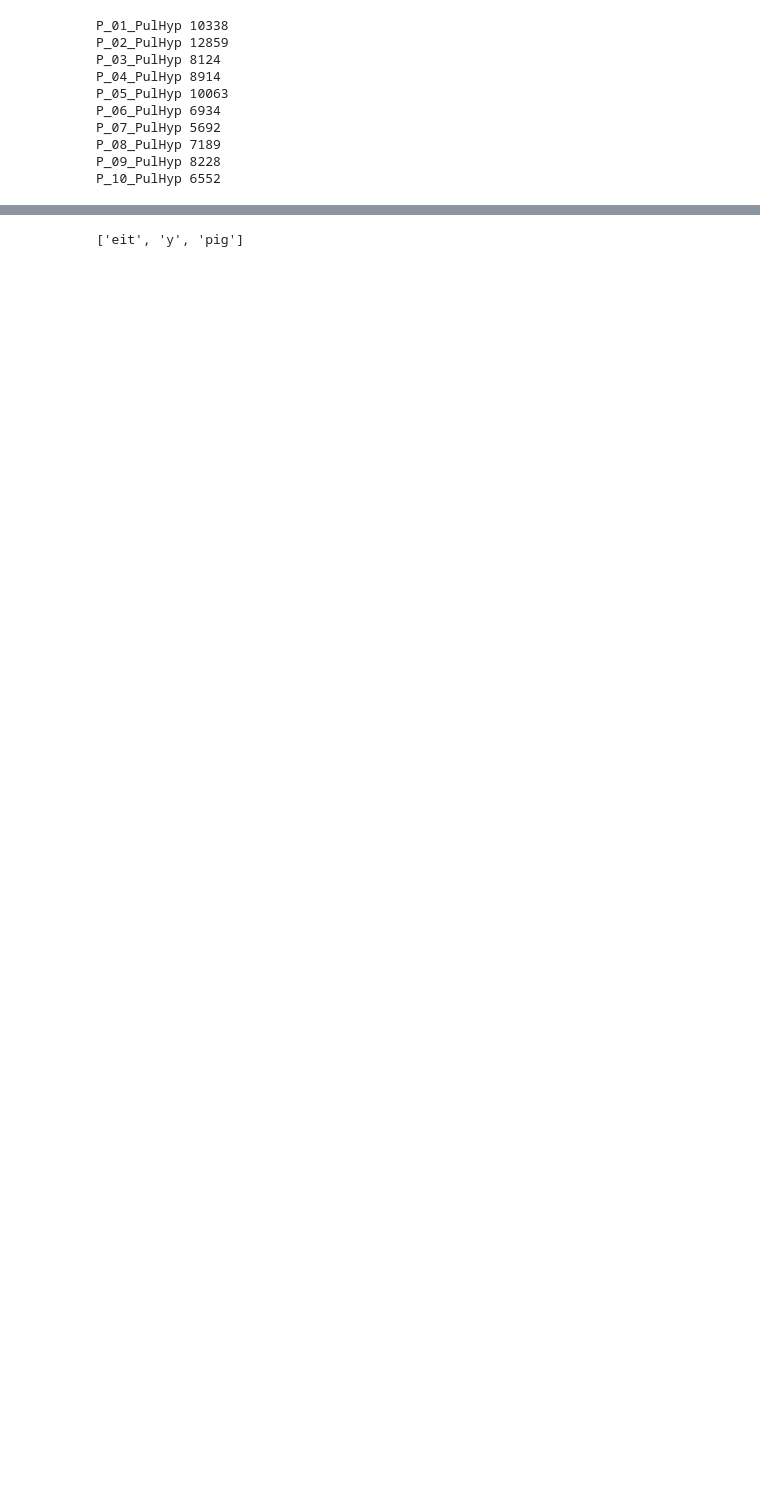
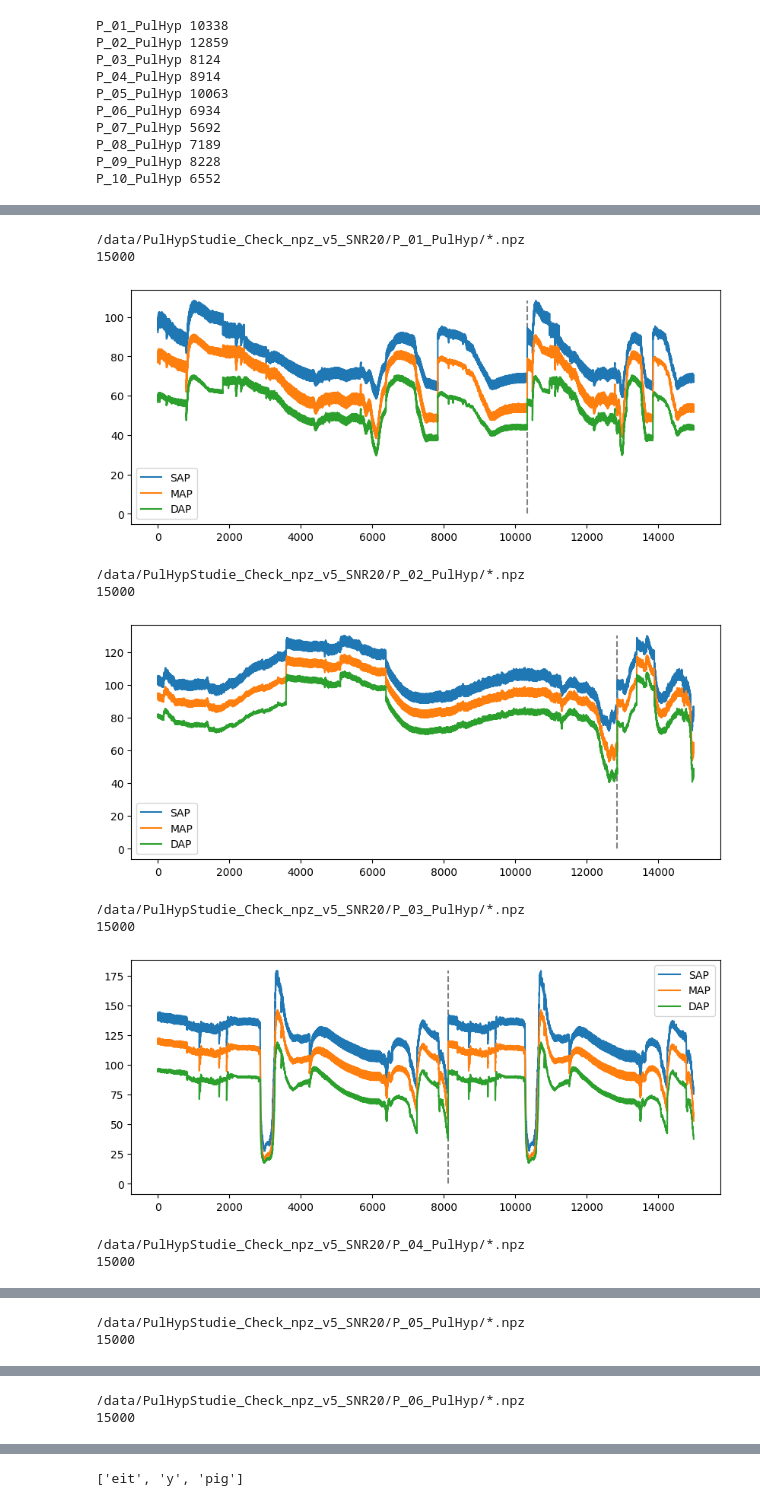
Before and after one commit to EITLabworks/In-Vivo-Data-Driven-Aortic-Pressure-Estimation-from-EIT, a Jupyter notebook: data_augmentation.ipynb, the cells around one changed output, grey strips where cells are left out. Drawn from its saved outputs; the diff is of its cells as text; code cells hidden in the pictures; blank space fills up the shorter version.

```diff
--- a/data_augmentation.ipynb
+++ b/data_augmentation.ipynb
@@ -189,3 +125,0 @@ There are 6552, 8448 will be created.
-# %%
-for P in ["P_{0:02d}_PulHyp".format(i) for i in range(1, 11)]:
-    print(len(os.listdir("/data/PulHypStudie_Check_npz_v3_SNR30/" + P)))
@@ -202,0 +204,7 @@ for P in ["P_{0:02d}_PulHyp".format(i) for i in range(1, 11)]:
+# %%
+for P in range(1, 11):
+    source = f"/data/PulHypStudie_Check_npz_v{Version}_SNR{SNR}/"
+    source += "P_{0:02d}_PulHyp/*.npz".format(P)
+    print(source)
+    fls = glob(source)
+    print(len(fls))
@@ -202,0 +232,31 @@ for P in ["P_{0:02d}_PulHyp".format(i) for i in range(1, 11)]:
+# %%
+for P in range(1, 11):
+    A = list()
+    source = f"/data/PulHypStudie_Check_npz_v{Version}_SNR{SNR}/"
+    source += "P_{0:02d}_PulHyp/*.npz".format(P)
+    print(source)
+    fls = glob(source)
+    print(len(fls))
+    for ele in np.sort(fls):
+        tmp = np.load(ele, allow_pickle=True)
+        A.append(tmp["y"])
+    A = np.array(A)
+    plt.figure(figsize=(10,4))
+    plt.vlines(list(hist_pig_dict.values())[P-1],ymin=0,ymax=np.max(A), colors="gray",linestyles="--")
+    plt.plot(A[:,1], label="SAP")
+    plt.plot(A[:,2], label="MAP")
+    plt.plot(A[:,0], label="DAP")
+    plt.legend()
+    plt.show()
+# %% [output]
+/data/PulHypStudie_Check_npz_v5_SNR20/P_01_PulHyp/*.npz
+15000
+[figure, added]
+/data/PulHypStudie_Check_npz_v5_SNR20/P_02_PulHyp/*.npz
+15000
+[figure, added]
+/data/PulHypStudie_Check_npz_v5_SNR20/P_03_PulHyp/*.npz
+15000
+[figure, added]
+/data/PulHypStudie_Check_npz_v5_SNR20/P_04_PulHyp/*.npz
+15000
@@ -202,0 +264,2 @@ for P in ["P_{0:02d}_PulHyp".format(i) for i in range(1, 11)]:
+/data/PulHypStudie_Check_npz_v5_SNR20/P_05_PulHyp/*.npz
+15000
@@ -202,0 +267,2 @@ for P in ["P_{0:02d}_PulHyp".format(i) for i in range(1, 11)]:
+/data/PulHypStudie_Check_npz_v5_SNR20/P_06_PulHyp/*.npz
+15000
```
Also changed, not shown: parts of 45 cells of this notebook.
